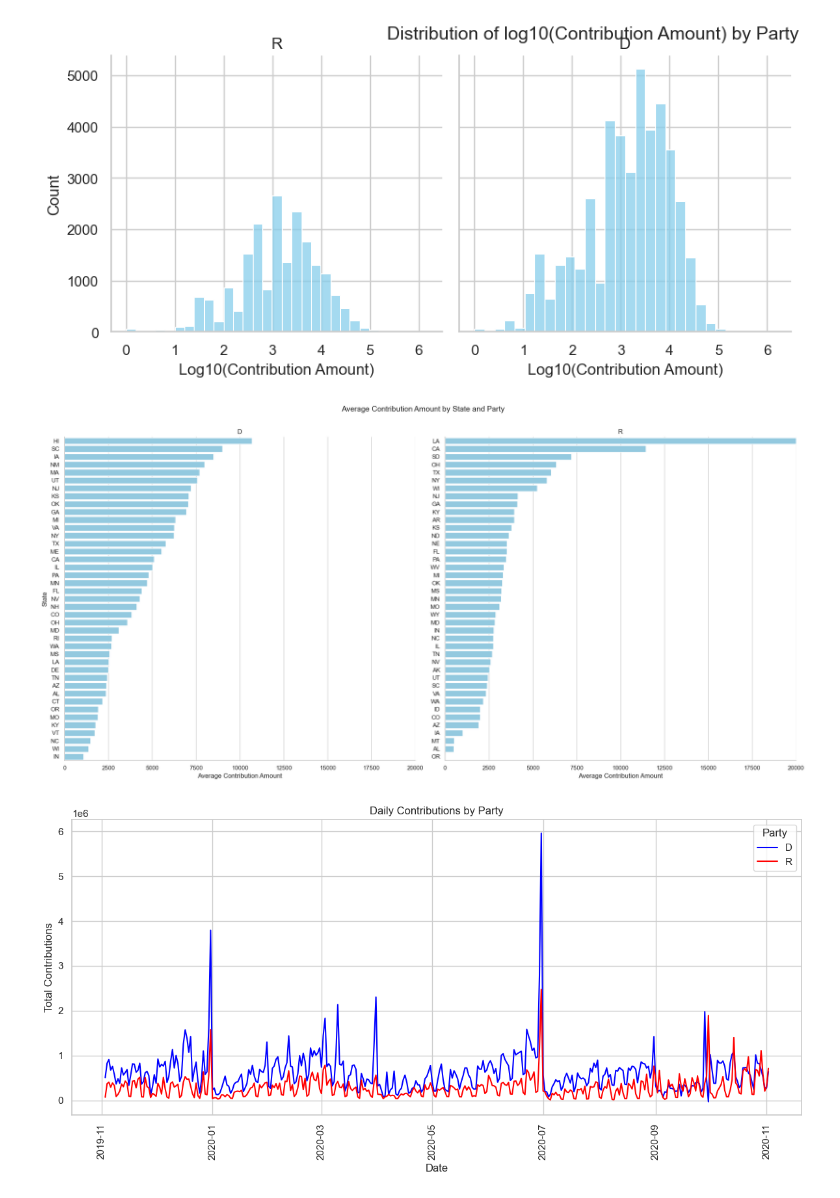
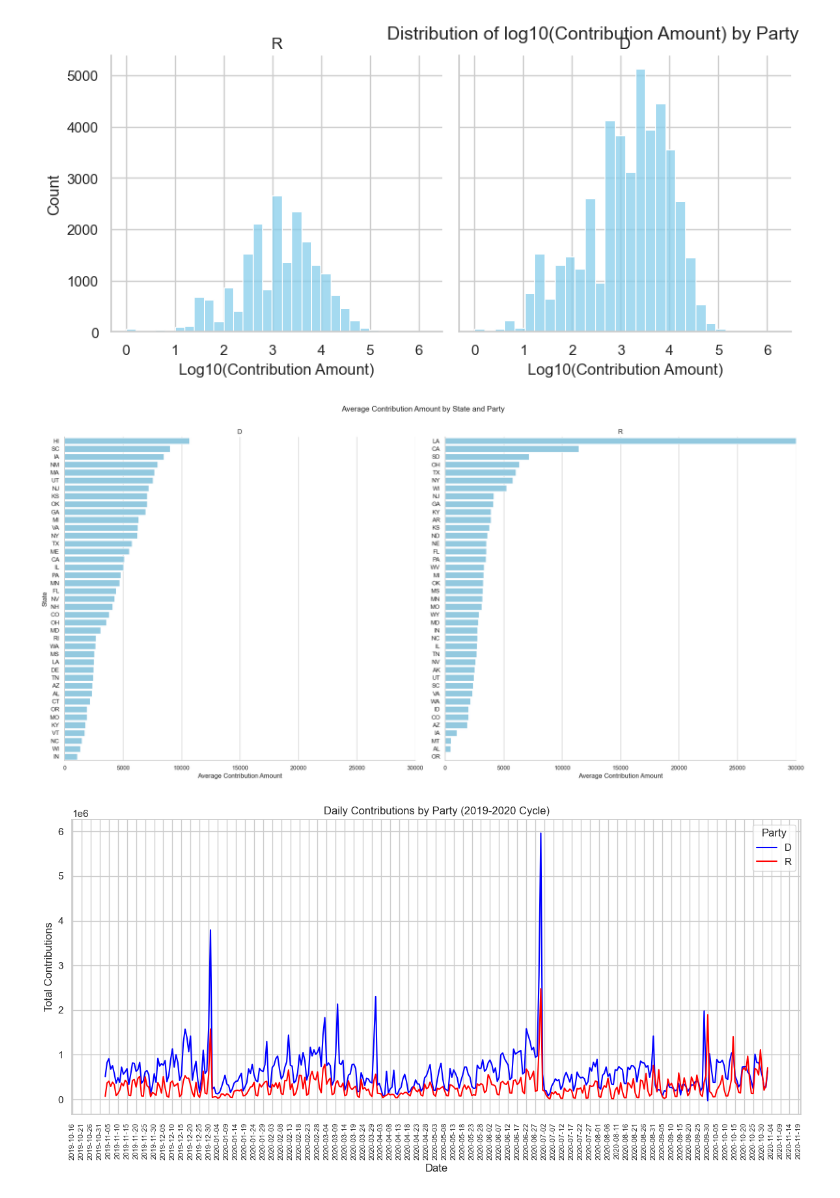
Before and after one commit to marobinette/cfd-project-ds1, a Jupyter notebook: notebooks/Open_Secrets_EDA.ipynb, the cells around one changed output. Saved outputs shown, nothing was run; the diff lists cells and outputs as text; code cells hidden in the pictures.

```diff
--- a/notebooks/Open_Secrets_EDA.ipynb
+++ b/notebooks/Open_Secrets_EDA.ipynb
@@ -561,35 +563,35 @@ g = sns.FacetGrid(
     state_averages,
     col = 'Party',
     sharex = True,
     sharey = False,
     height = 10,
     col_order=['D', 'R']
 )
 
 # Custom plotting function to sort states by average_contrib in each facet
 def facet_barplot(data, color):
     sns.barplot(
         data=data,
         y='State',
         x='average_contrib',
         color=color,
         order=data.sort_values('average_contrib', ascending=False)['State']
     )
 
 # Map barplot to each facet
 g.map_dataframe(facet_barplot, color='skyblue')
 
 # 5️⃣ Adjust labels, limits, and layout
 g.set_axis_labels('Average Contribution Amount', 'State')
 g.set_titles(col_template='{col_name}')
-g.set(xlim=(0, 20000))  # consistent x-axis range
+g.set(xlim=(0, 30000))  # consistent x-axis range
 g.fig.suptitle('Average Contribution Amount by State and Party', fontsize = 14)
 g.fig.tight_layout()
 g.fig.subplots_adjust(top=0.9)
 
 plt.show()
 # %% [output]
-[figure, old version]
+[figure, new version]
 # %%
 # 1️⃣ Filter to only D and R
 time_df = cand_contrib_eda_df[cand_contrib_eda_df['Party'].isin(['D', 'R'])].copy()
@@ -613,9 +615,14 @@ sns.lineplot(
 # 4️⃣ Add labels, title, and formatting
 plt.xlabel('Date')
 plt.ylabel('Total Contributions')
-plt.title('Daily Contributions by Party')
-plt.xticks(rotation = 90)  # rotate x-axis for readability
+plt.title('Daily Contributions by Party (2019-2020 Cycle)')
+
+# Set x-axis major ticks every 5 days
+ax = plt.gca()  # get current axes
+ax.xaxis.set_major_locator(mdates.DayLocator(interval=5))
+ax.xaxis.set_major_formatter(mdates.DateFormatter('%Y-%m-%d'))
+plt.xticks(rotation = 90, fontsize = 8)  # rotate x-axis for readability
 plt.tight_layout()
 plt.show()
 # %% [output]
-[figure, old version]
+[figure, new version]
```
Also changed, not shown: parts of 5 cells of this notebook, 4 other files.
